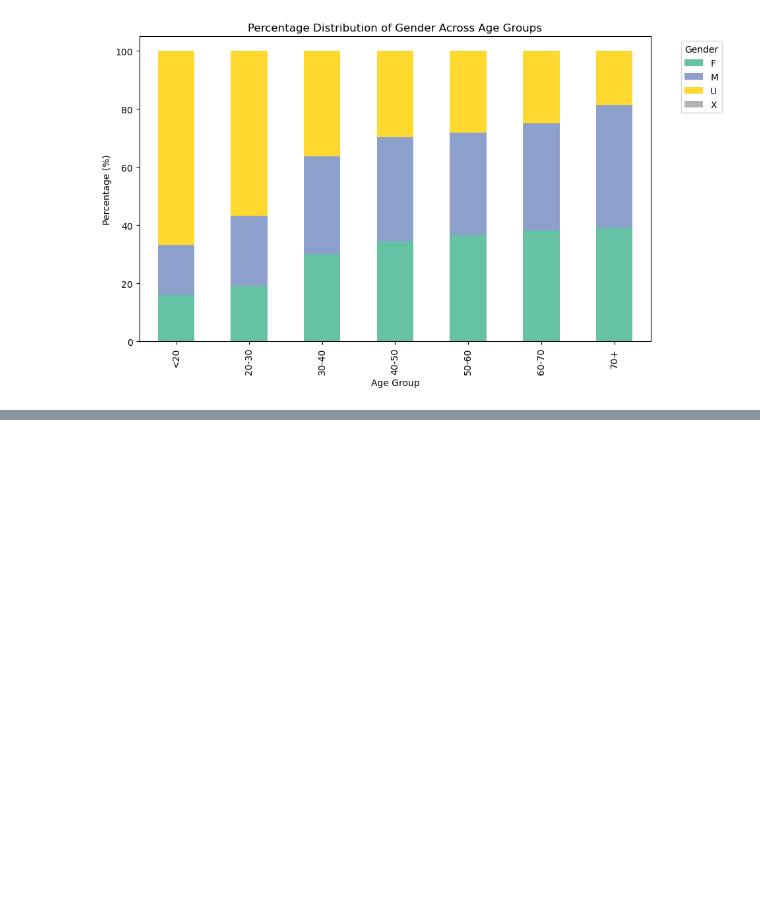
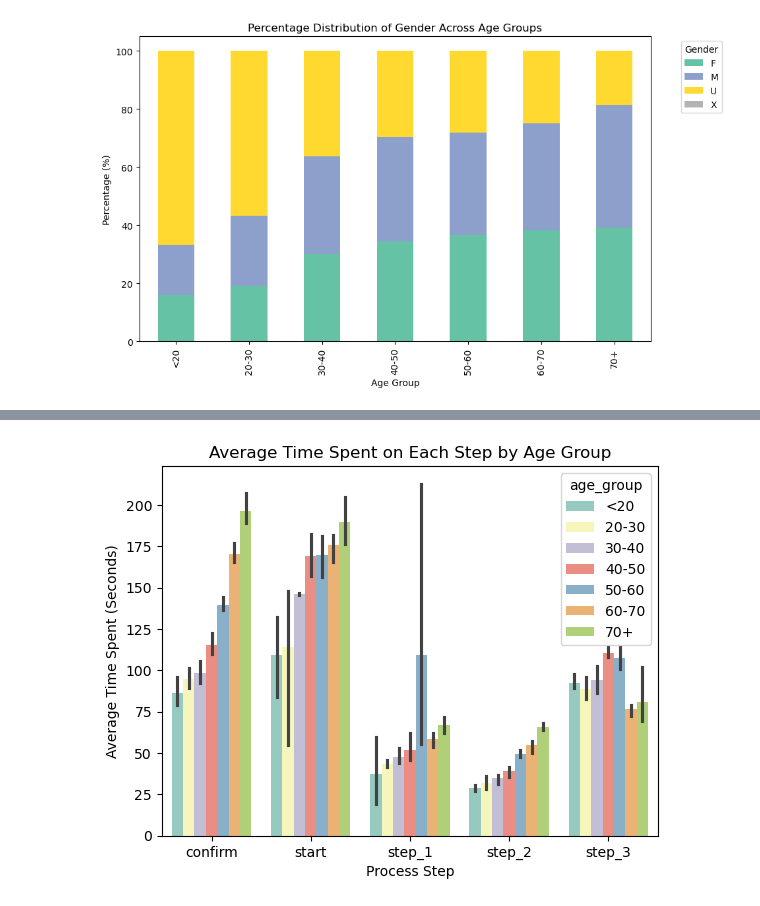
Before and after one commit to philippe2023/vanguard_analysis_ab_test, a Jupyter notebook: notebook/analysis_jpa.ipynb, the cells around one changed output, grey strips where cells are left out. Cells and saved outputs as stored; diff of their text form; code cells hidden in the pictures; blank space fills up the shorter version.

```diff
--- a/notebook/analysis_jpa.ipynb
+++ b/notebook/analysis_jpa.ipynb
@@ -248,0 +296,9 @@ plt.show()
+# %%
+# Bar plot to visualize average time spent by age group and process step
+sns.barplot(x='process_step', y='avg_time_spent', hue='age_group', data=avg_time_by_gender_age, palette='Set3')
+plt.title('Average Time Spent on Each Step by Age Group')
+plt.xlabel('Process Step')
+plt.ylabel('Average Time Spent (Seconds)')
+plt.show()
+# %% [output]
+[figure, added]
```
Also changed, not shown: parts of 15 cells of this notebook.
